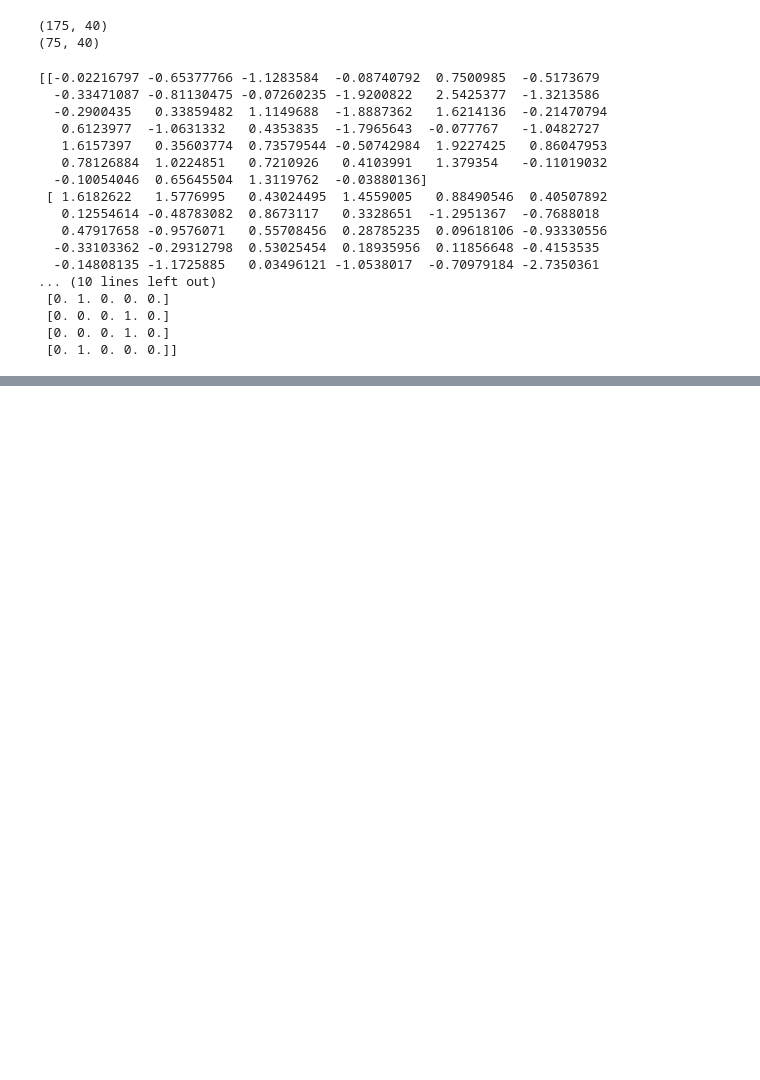
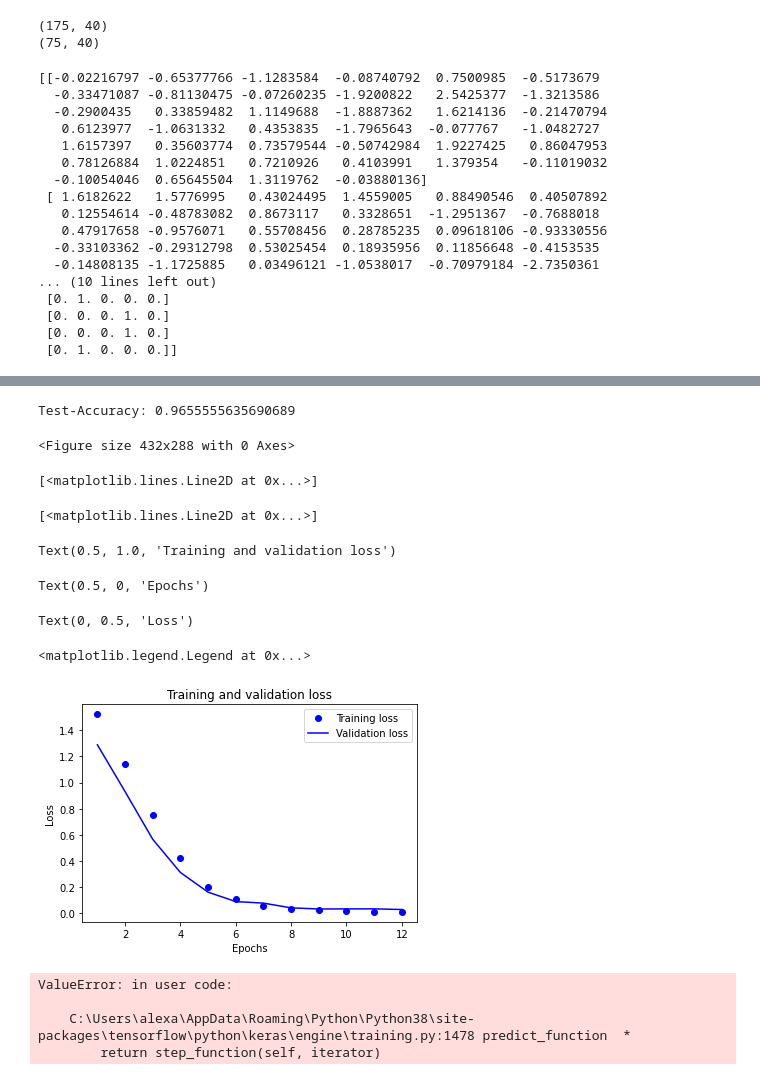
Before and after one commit to sir-larsen/AI-project, a Jupyter notebook: script.ipynb, the cells around one changed output, grey strips where cells are left out. Cells and saved outputs as stored; diff of their text form; code cells hidden in the pictures; blank space fills up the shorter version.

```diff
--- a/script.ipynb
+++ b/script.ipynb
@@ -402,0 +515,11 @@ print(y_test_cl)
+# %%
+print(X_train.shape)
+#print(X_train[:4])
+X_train_rs = X_train.reshape(np.append(X_train.shape, 1))
+X_test_rs = X_test.reshape(np.append(X_test.shape, 1))
+print(X_train_rs.shape)
+#print(X_train.shape)
+#print(X_train[:2])
+
+print(y_train.shape)
+print(y_train_cl.shape)
@@ -402,0 +531,20 @@ print(y_test_cl)
+# %%
+# Creating the CNN
+model = models.Sequential([
+    layers.Conv1D(filters=20, kernel_size=(6), activation='relu', input_shape=(X_train_rs.shape[1:])),
+    layers.MaxPooling1D(2),
+
+    layers.Conv1D(filters=44, kernel_size=(6), activation='relu'),
+    layers.MaxPooling1D(2),
+
+    layers.Flatten(),
+    layers.Dense(127, activation='relu'),
+    layers.Dense(5, activation='softmax')
+])
+# %%
+# Compiling the model
+model.compile(optimizer='adam',
+              loss='sparse_categorical_crossentropy',
+              metrics=['accuracy'])
+# %%
+results = model.fit(X_train_rs, y_train_cl, validation_data=(X_test_rs, y_test_cl), epochs=12)
@@ -402,0 +569,39 @@ print(y_test_cl)
+# %%
+print("Test-Accuracy:", np.mean(results.history["val_accuracy"])) # Test accuracy is 46% this time around. Could possibly be better with some tweaks, but seeing as it takes a lot of time to train on my computer, I will leave it at this
+# It also performed better than the previous models, this makes sense as convolutional networks are better at image recognition
+losses = results.history['loss']
+val_losses = results.history['val_loss']
+# %% [output]
+Test-Accuracy: 0.9655555635690689
+# %%
+plt.figure()
+history_dict = results.history
+loss_values = history_dict['loss']
+val_loss_values = history_dict['val_loss']
+epochs = range(1, (len(history_dict['loss']) + 1))
+plt.plot(epochs, loss_values, 'bo', label='Training loss')
+plt.plot(epochs, val_loss_values, 'b', label='Validation loss')
+plt.title('Training and validation loss')
+plt.xlabel('Epochs')
+plt.ylabel('Loss')
+plt.legend()
+plt.show()
+# %% [output]
+<Figure size 432x288 with 0 Axes>
+[<matplotlib.lines.Line2D at 0x...>]
+[<matplotlib.lines.Line2D at 0x...>]
+Text(0.5, 1.0, 'Training and validation loss')
+Text(0.5, 0, 'Epochs')
+Text(0, 0.5, 'Loss')
+<matplotlib.legend.Legend at 0x...>
+[figure, added]
+# %%
+y_pred = model.predict(X_test)
+y_pred_classes = [np.argmax(elem) for elem in y_pred]
+
+print("Classification report: \n", classification_report(y_test-1, y_pred_classes))
+# %% [output]
+ValueError: in user code:
+
+    C:\Users\alexa\AppData\Roaming\Python\Python38\site-packages\tensorflow\python\keras\engine\training.py:1478 predict_function  *
+        return step_function(self, iterator)
```
Also changed, not shown: parts of 19 cells of this notebook.
